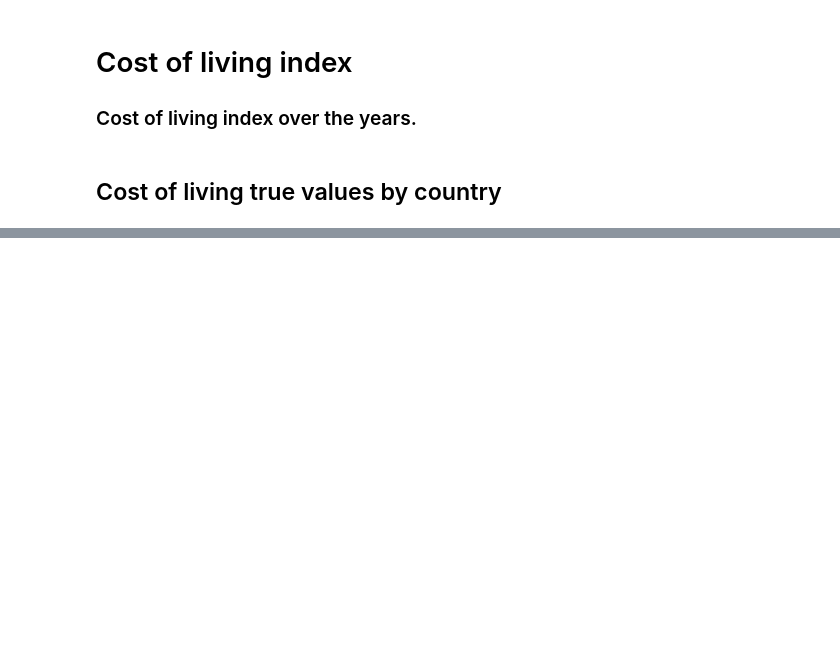
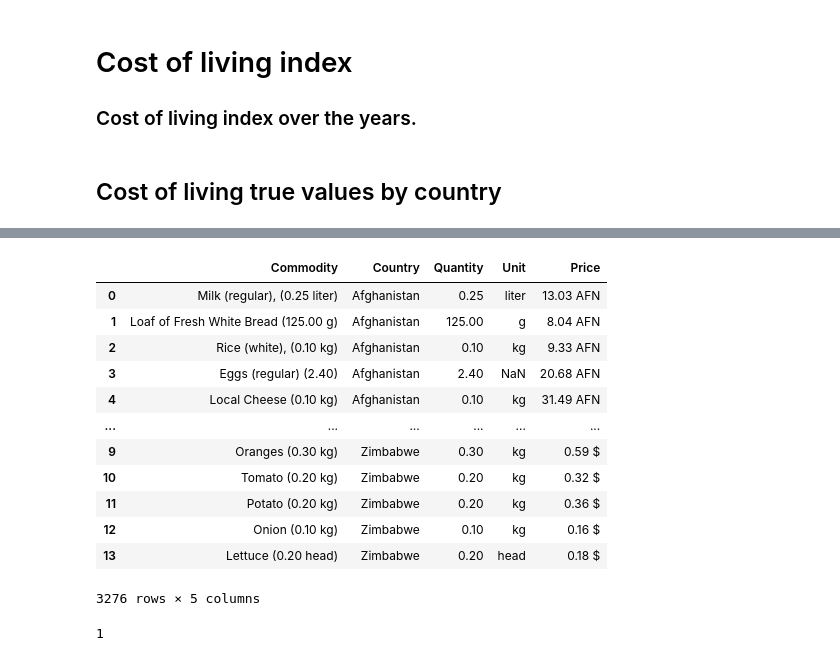
Before and after one commit to kshitij9969/Indicator_of_sucess_dataset, a Jupyter notebook: Indicator_of_sucess_dataset.ipynb, the cells around one changed output, grey strips where cells are left out. Cells and saved outputs as stored; diff of their text form; code cells hidden in the pictures; blank space fills up the shorter version.

```diff
--- a/Indicator_of_sucess_dataset.ipynb
+++ b/Indicator_of_sucess_dataset.ipynb
@@ -974,3 +993,43 @@ for [link, country] in links:
 len(final_dataframe.Country.unique())
 # %%
 final_dataframe.to_csv("Cost_of_living_by_country.csv", index=False)
+# %%
+# Food prices by country
+
+import re
+
+final_dataframe = pd.DataFrame(columns=["Commodity", "Country", "Quantity", "Unit", "Price"])
+
+for link in links:
+    response = requests.get("https://www.numbeo.com/food-prices/" + link[0])
+    soup4 = BeautifulSoup(response.text)
+    table = soup4.find_all("table")[1]
+    df = pd.read_html(str(table))[0]
+    df = df.iloc[:-2]
+    df.rename(columns={0: "Commodity", 1: "Price"}, inplace=True)
+    df['Quantity'] = df["Commodity"].apply(lambda x: re.findall(r"\([a-zA-Z0-9(\.)+ ]+\)$", x.strip())[-1])
+    df['Quantity'] = df['Quantity'].apply(lambda x: x.split(") ("))
+    df['Quantity'] = df['Quantity'].apply(lambda x: [i for i in x if bool(re.search("[0-9]+", i))])
+    df['Quantity'] = df['Quantity'].apply(lambda x: x[0].strip("(").strip(")"))
+    df['Unit'] =df['Quantity'].apply(lambda x: x.split(" ")[-1] if len(x.split(" ")) > 1 else np.nan)
+    df['Quantity'] =df['Quantity'].apply(lambda x: x.split(" ")[0] if len(x.split(" ")) > 1 else x)
+    df['Country'] = link[-1]
+    # df['Quantity'] = df['Quantity'].apply(lambda x: x.split(","))
+    final_dataframe = final_dataframe.append(df)
+    # break
+# %%
+final_dataframe
+# %% [output]
+|  | Commodity | Country | Quantity | Unit | Price |
+| 0 | Milk (regular), (0.25 liter) | Afghanistan | 0.25 | liter | 13.03 AFN |
+| 1 | Loaf of Fresh White Bread (125.00 g) | Afghanistan | 125.00 | g | 8.04 AFN |
+| 2 | Rice (white), (0.10 kg) | Afghanistan | 0.10 | kg | 9.33 AFN |
+| 3 | Eggs (regular) (2.40) | Afghanistan | 2.40 | NaN | 20.68 AFN |
+| 4 | Local Cheese (0.10 kg) | Afghanistan | 0.10 | kg | 31.49 AFN |
+| ... | ... | ... | ... | ... | ... |
+| 9 | Oranges (0.30 kg) | Zimbabwe | 0.30 | kg | 0.59 $ |
+| 10 | Tomato (0.20 kg) | Zimbabwe | 0.20 | kg | 0.32 $ |
+| 11 | Potato (0.20 kg) | Zimbabwe | 0.20 | kg | 0.36 $ |
+| 12 | Onion (0.10 kg) | Zimbabwe | 0.10 | kg | 0.16 $ |
+| 13 | Lettuce (0.20 head) | Zimbabwe | 0.20 | head | 0.18 $ |
+3276 rows × 5 columns
@@ -976,0 +1039,4 @@ final_dataframe.to_csv("Cost_of_living_by_country.csv", index=False)
+# %%
+len("2.40".split(" "))
+# %% [output]
+1
```
Also changed, not shown: parts of 3 cells of this notebook.
